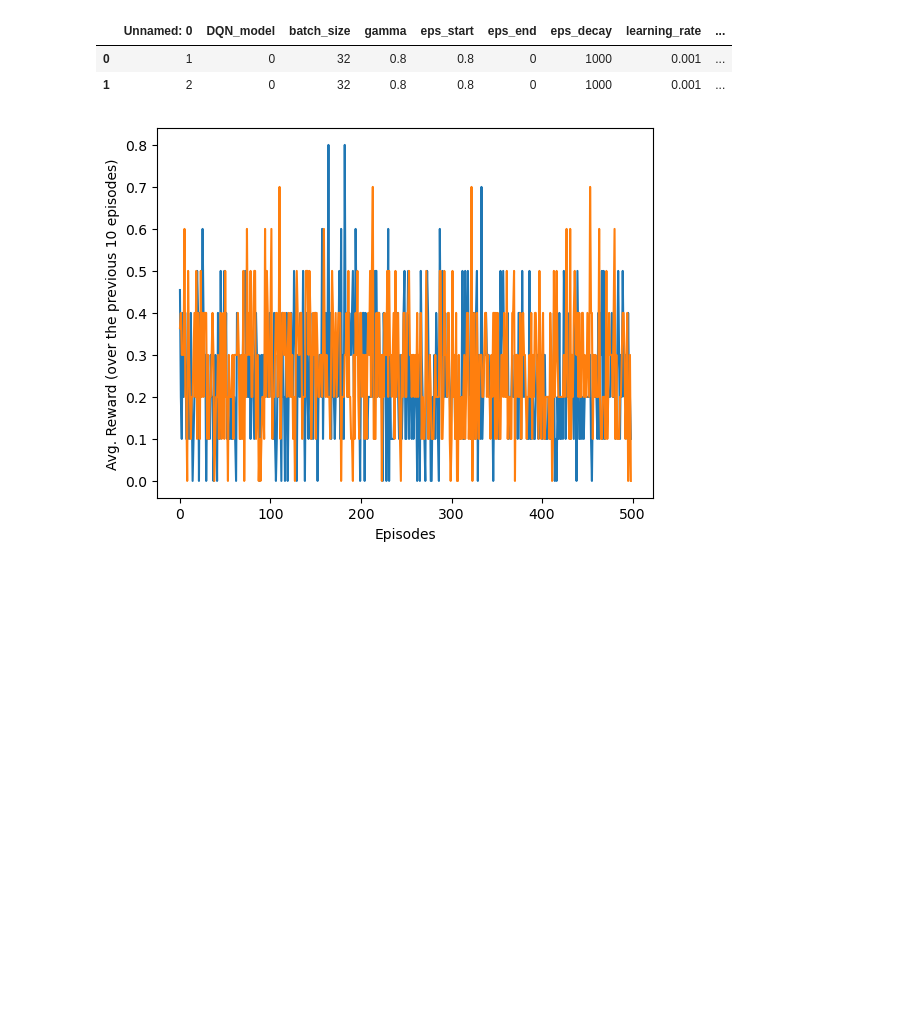
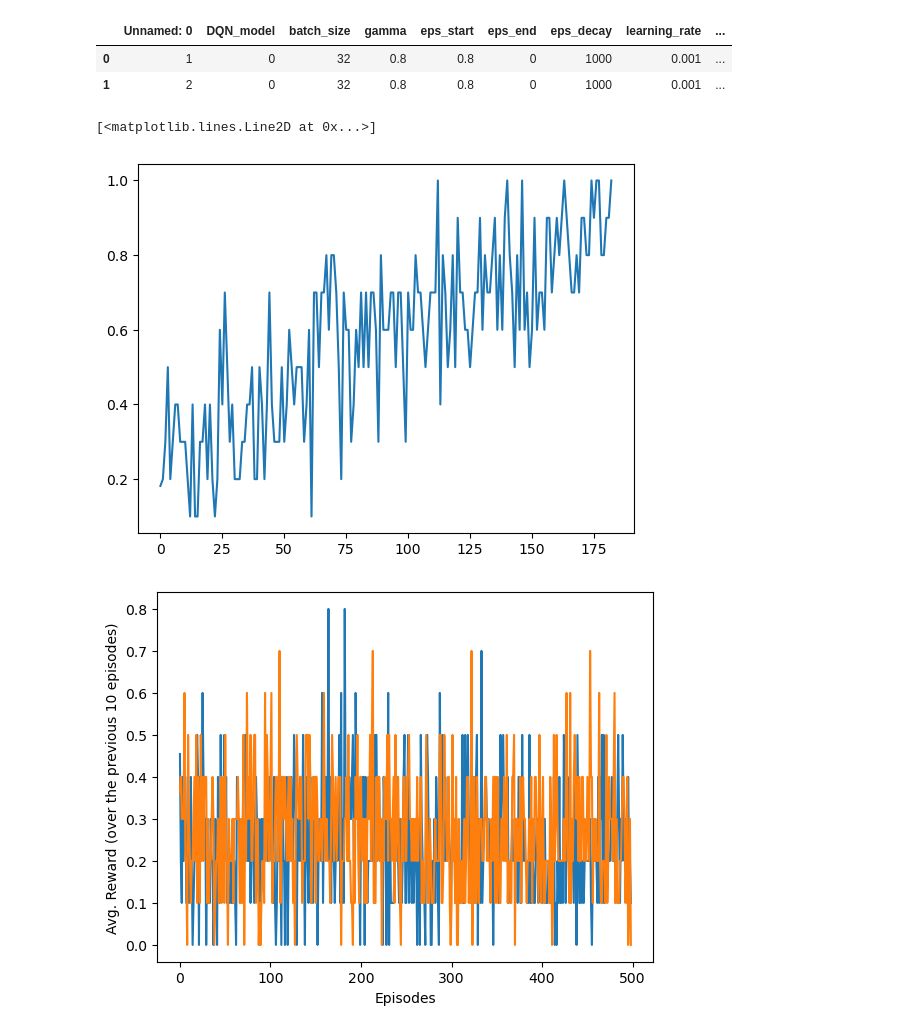
Before and after one commit to daniel-macrae/DRL-Assignment-2023, a Jupyter notebook: Grid Search Results.ipynb, the cells around one changed output. Cells and saved outputs as stored; diff of their text form; code cells hidden in the pictures; blank space fills up the shorter version.

```diff
--- a/Grid Search Results.ipynb
+++ b/Grid Search Results.ipynb
@@ -12,6 +12,11 @@ grid_search_df.head() # shows top 5 rows
 |  | Unnamed: 0 | DQN_model | batch_size | gamma | eps_start | eps_end | eps_decay | learning_rate | ... |
 | 0 | 1 | 0 | 32 | 0.8 | 0.8 | 0 | 1000 | 0.001 | ... |
 | 1 | 2 | 0 | 32 | 0.8 | 0.8 | 0 | 1000 | 0.001 | ... |
+# %%
+plt.plot([0.18181818181818182, 0.2, 0.3, 0.5, 0.2, 0.3, 0.4, 0.4, 0.3, 0.3, 0.3, 0.2, 0.1, 0.4, 0.1, 0.1, 0.3, 0.3, 0.4, 0.2, 0.4, 0.2, 0.1, 0.2, 0.6, 0.4, 0.7, 0.5, 0.3, 0.4, 0.2, 0.2, 0.2, 0.3, 0.3, 0.4, 0.4, 0.5, 0.2, 0.2, 0.5, 0.4, 0.2, 0.4, 0.7, 0.4, 0.3, 0.3, 0.3, 0.5, 0.3, 0.4, 0.6, 0.5, 0.4, 0.5, 0.5, 0.5, 0.3, 0.4, 0.6, 0.1, 0.7, 0.7, 0.5, 0.7, 0.7, 0.8, 0.6, 0.8, 0.8, 0.7, 0.5, 0.2, 0.7, 0.6, 0.6, 0.3, 0.4, 0.6, 0.5, 0.7, 0.5, 0.7, 0.5, 0.7, 0.7, 0.6, 0.3, 0.8, 0.6, 0.6, 0.6, 0.7, 0.7, 0.5, 0.7, 0.7, 0.5, 0.3, 0.7, 0.6, 0.6, 0.8, 0.7, 0.7, 0.6, 0.5, 0.6, 0.7, 0.7, 0.7, 1.0, 0.4, 0.8, 0.7, 0.5, 0.6, 0.8, 0.5, 0.9, 0.7, 0.7, 0.6, 0.6, 0.5, 0.6, 0.7, 0.7, 0.9, 0.6, 0.8, 0.7, 0.7, 0.8, 0.9, 0.6, 0.8, 0.6, 0.9, 1.0, 0.8, 0.7, 0.5, 0.8, 0.6, 1.0, 0.6, 0.7, 0.5, 0.6, 0.9, 0.6, 0.7, 0.7, 0.6, 0.9, 0.9, 0.7, 0.8, 0.9, 0.8, 0.9, 1.0, 0.9, 0.8, 0.7, 0.7, 0.8, 0.7, 0.9, 0.9, 0.8, 0.8, 1.0, 0.9, 1.0, 1.0, 0.8, 0.8, 0.9, 0.9, 1.0])
+# %% [output]
+[<matplotlib.lines.Line2D at 0x...>]
+[figure, added]
 # %%
 # plot all the reward curves (to see if there is any hope for a really nice one)
 for i, row in grid_search_df.iterrows():
```
Also changed, not shown: 2 other files.
